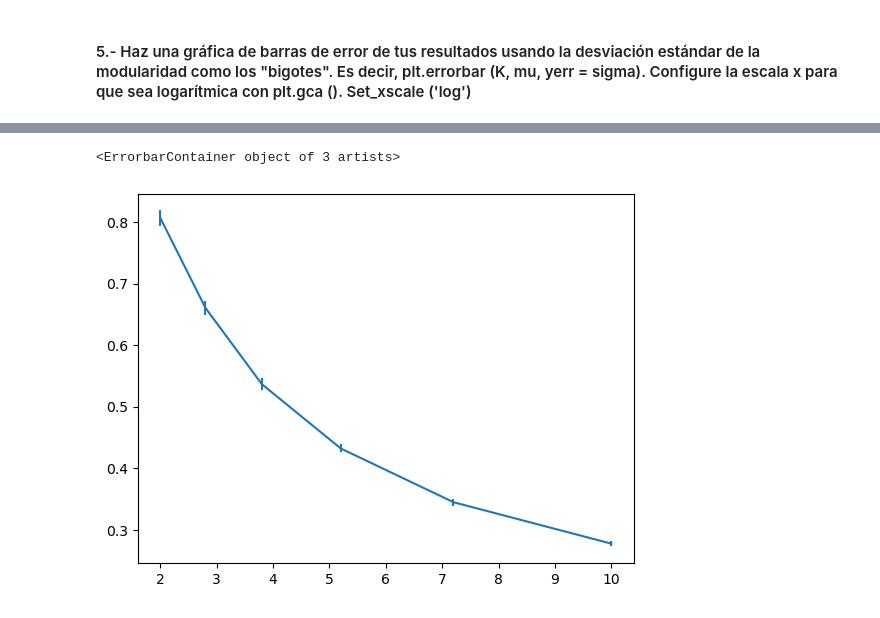
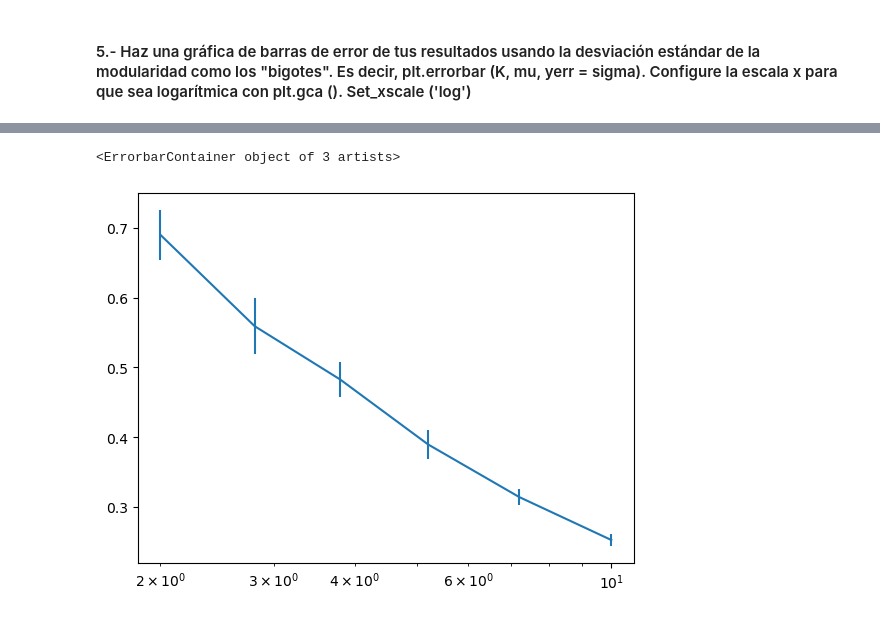
Before and after one commit to patoram123/MDS-Notebooks-1, a Jupyter notebook: 03-CdR/Taller redes 3/Tarea 3-PatricioRamirez-PabloElgueta.ipynb, the cells around one changed output, grey strips where cells are left out. Drawn from its saved outputs; the diff is of its cells as text; code cells hidden in the pictures.

```diff
--- a/03-CdR/Taller redes 3/Tarea 3-PatricioRamirez-PabloElgueta.ipynb
+++ b/03-CdR/Taller redes 3/Tarea 3-PatricioRamirez-PabloElgueta.ipynb
@@ -474,7 +474,7 @@ K
 # %% [markdown]
 #### 4.- Para cada grado promedio en 'K', use su función para calcular la media y la desviación estándar de la modularidad para un conjunto de redes ER con esa conectividad. Asígnelos a los arrays mu ysigma.
 # %%
-N = 1000
+N = 100
 mu = list()
 sigma = list()
 for i in range(0,6):
@@ -511,5 +519,7 @@ Lista sigma :
 # %%
+
+plt.gca().set_xscale('log')
 plt.errorbar (K, mu, yerr = sigma)
 # %% [output]
 <ErrorbarContainer object of 3 artists>
-[figure, old version]
+[figure, new version]
```
Also changed, not shown: parts of 9 cells of this notebook.
